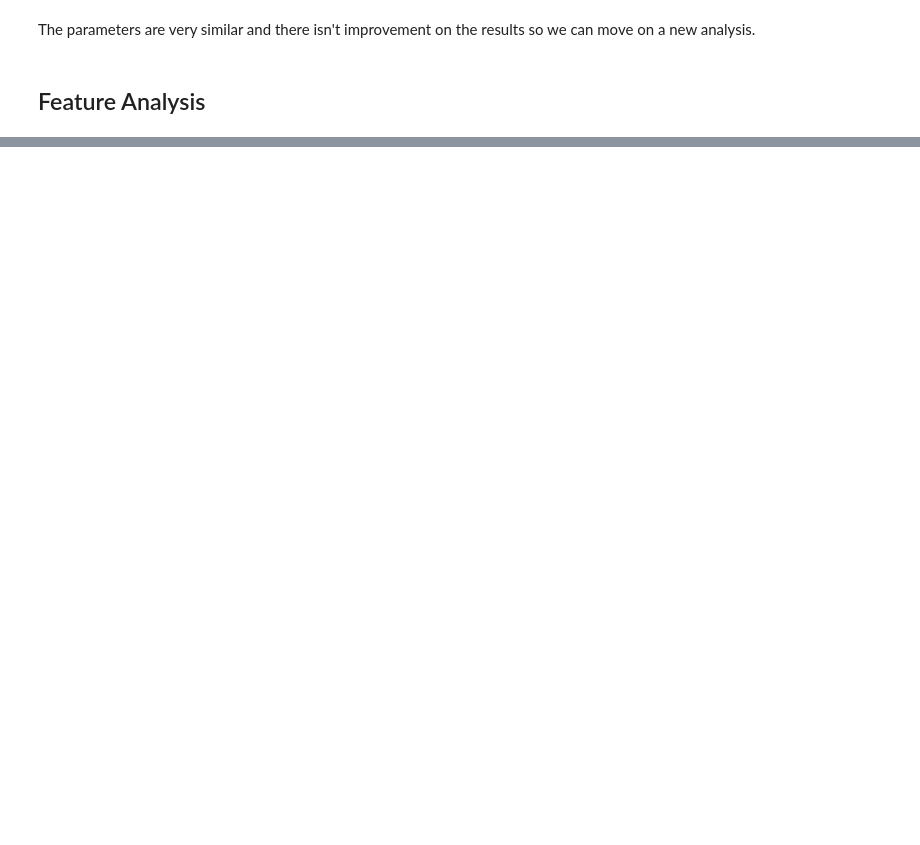
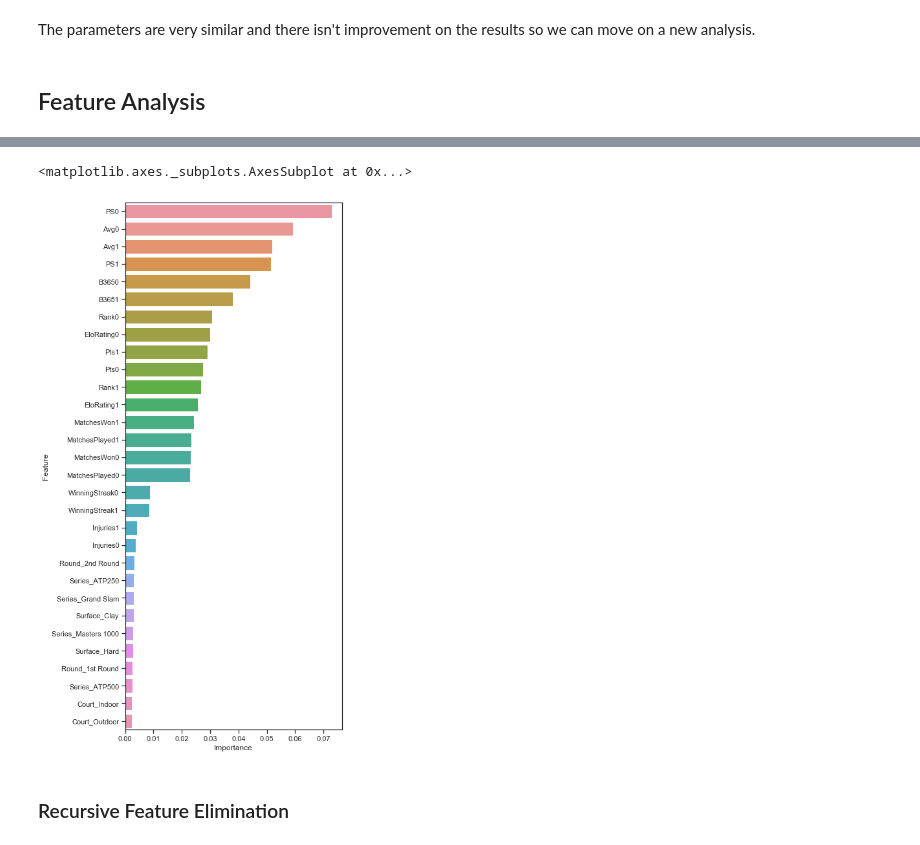
Before and after one commit to enrico-bagattin/tennis-betting, a Jupyter notebook: main.ipynb, the cells around one changed output, grey strips where cells are left out. Cells and saved outputs as stored; diff of their text form; code cells hidden in the pictures; blank space fills up the shorter version.

```diff
--- a/main.ipynb
+++ b/main.ipynb
@@ -755,3 +794,8 @@ Test Accuracy: 0.849
 The parameters are very similar and there isn't improvement on the results so we can move on a new analysis.
 # %% [markdown]
 ## Feature Analysis
+# %%
+from sklearn.ensemble import RandomForestClassifier
+
+rf = RandomForestClassifier(n_estimators=50, min_samples_split=10, min_samples_leaf=1, max_features='auto', max_depth=52)
+rf.fit(X_train_80, y_train_80)
@@ -757,0 +811,18 @@ The parameters are very similar and there isn't improvement on the results so we
+# %%
+featureImportance = pd.DataFrame()
+featureImportance['Feature'] = X.columns
+featureImportance['Importance'] = rf.feature_importances_
+
+plotFeatures = featureImportance.sort_values(by='Importance', ascending=False).head(n=30)
+# %%
+import seaborn as sns
+import matplotlib.pyplot as plt
+
+f, ax = plt.subplots(figsize=(6, 15))
+
+sns.barplot(x="Importance", y="Feature", data=plotFeatures)
+# %% [output]
+<matplotlib.axes._subplots.AxesSubplot at 0x...>
+[figure, added]
+# %% [markdown]
+### Recursive Feature Elimination
```
Also changed, not shown: parts of 47 cells of this notebook, 4 other files.
